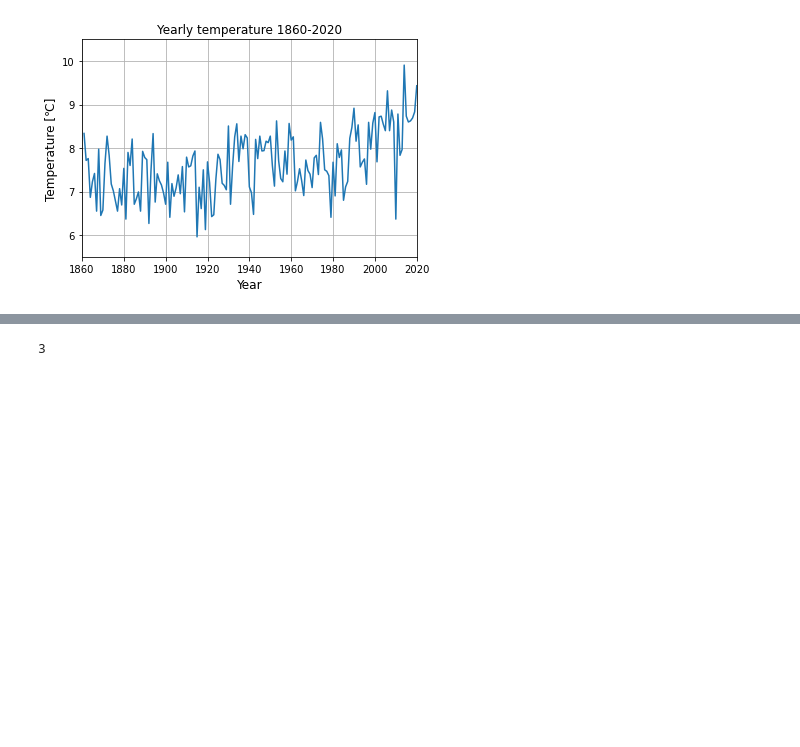
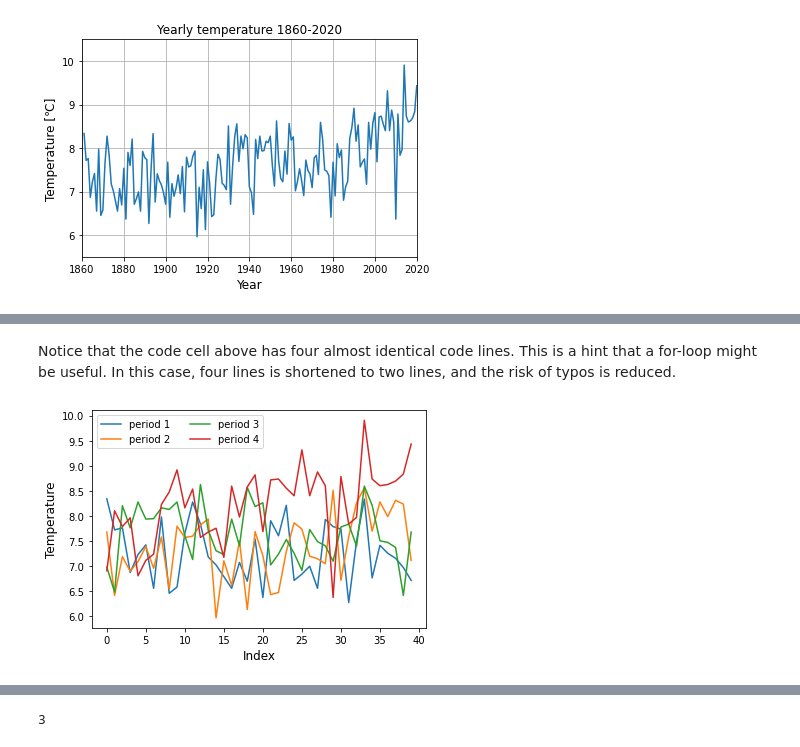
Before and after one commit to julienweihs/GEOF, a Jupyter notebook: Jupyter/Part7_For_if_loops.ipynb, the cells around one changed output, grey strips where cells are left out. Drawn from its saved outputs; the diff is of its cells as text; code cells hidden in the pictures; blank space fills up the shorter version.

Commit message:
Done until if-loops

```diff
--- a/Jupyter/Part7_For_if_loops.ipynb
+++ b/Jupyter/Part7_For_if_loops.ipynb
@@ -349,15 +70,0 @@ tid_mean=np.zeros(len(indeks))
-# %%
-for count, val in enumerate(indeks):
-    mean[count]=np.mean(temp[val:val+diff])
-    std[count]=np.std(temp[val:val+diff])
-    tid_mean[count]=tid[int(val+diff/2)]
-
-# plot linjene og punktene
-plt.plot(tid_mean, mean, 'rp', linestyle='-', label='mean')
-plt.plot(tid_mean, mean+std, 'cp', linestyle='-', label='mean +\- std')
-plt.plot(tid_mean, mean-std, 'cp', linestyle='-')
-
-plt.ylabel('Temperatur')
-plt.legend()
-plt.xlabel('År')
-plt.show()
@@ -374,0 +204,11 @@ Det finnes flere løkker enn for-løkker, f.eks. `if-løkker`. Denne oppgaven fo
+# %% [markdown]
+Notice that the code cell above has four almost identical code lines. This is a hint that a for-loop might be useful. In this case, four lines is shortened to two lines, and the risk of typos is reduced.
+# %%
+for i in range(4):
+    plt.plot(temp[index[i]:index[i+1]], label='period '+str(i+1))
+plt.legend(ncol=2)
+plt.ylabel('Temperature')
+plt.xlabel('Index')
+plt.show()
+# %% [output]
+[figure, added]
```
Also changed, not shown: parts of 91 cells of this notebook.
